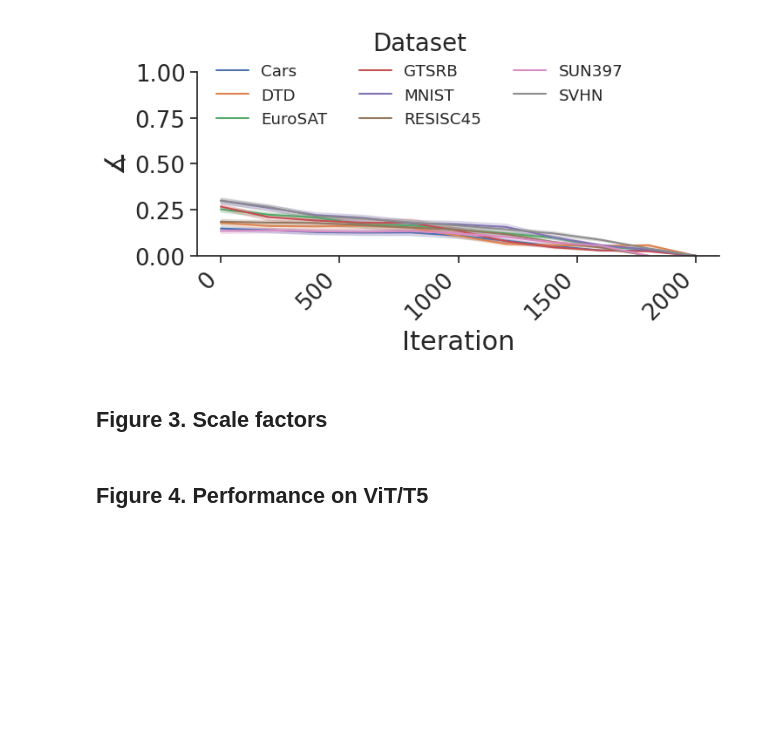
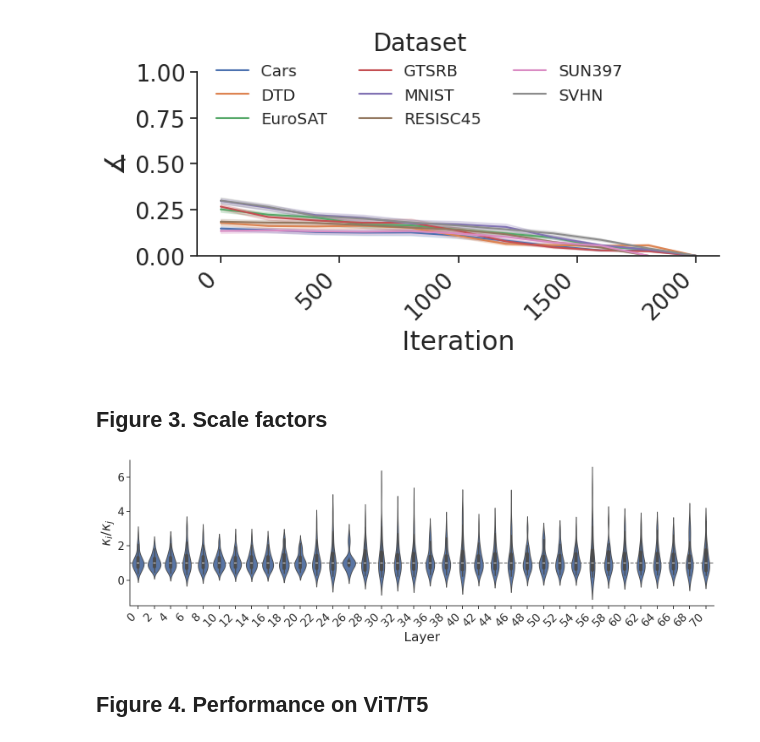
Before and after one commit to marawangamal/actmat, a Jupyter notebook: scripts/analysis.ipynb, the cells around one changed output. Cells and saved outputs as stored; diff of their text form; code cells hidden in the pictures; blank space fills up the shorter version.

Commit message:
Update rhos figure

```diff
--- a/scripts/analysis.ipynb
+++ b/scripts/analysis.ipynb
@@ -212,34 +223,24 @@ for dataset in tqdm(datasets, desc="datasets"):
 # %%
 import pandas as pd
 import os
 import seaborn as sns
 import matplotlib.pyplot as plt
 import numpy as np
 
-RESULTS_DIR = "../results-tracked/ViT-B-16"
-df = pd.read_csv(os.path.join(RESULTS_DIR, f"eigcov_scaling_coef_n10_b32.csv"))
-BASE_FONTSIZE = 28
-
-sns.set_theme(
-    style="ticks",
-    rc={
-        "font.size": BASE_FONTSIZE,
-        "axes.titlesize": BASE_FONTSIZE,
-        "axes.labelsize": BASE_FONTSIZE * 1.2,
-        "xtick.labelsize": BASE_FONTSIZE * 0.8,
-        "ytick.labelsize": BASE_FONTSIZE * 0.8,
-        "legend.fontsize": BASE_FONTSIZE * 0.8,
-    },
+results_dir = f"../artifacts/checkpoints/{model}"
+df = pd.read_csv(osp.join(results_dir, "rhos.csv"))
+g = sns.catplot(
+    data=df[df["layer_idx"] % 2 == 0], x="layer_idx", y="rho", kind="violin", aspect=3
 )
 
-plt.figure(figsize=(24, 6))
-sns.violinplot(data=df[df["layer_idx"] % 2 == 0], x="layer_idx", y="rho")
 plt.ylabel(r"$\kappa_i / \kappa_j$")
 plt.xlabel("Layer")
 plt.xticks(rotation=45, ha="right")
 plt.axhline(y=1.0, color="black", linestyle="--", linewidth=1.5, alpha=0.6, zorder=0)
 plt.tight_layout()
-plt.savefig(os.path.join(RESULTS_DIR, "kappa-ratio-vs-layer.pdf"), bbox_inches="tight")
+plt.savefig(os.path.join(results_dir, f"rhos.pdf"), bbox_inches="tight")
+# %% [output]
+[figure, added]
 # %% [markdown]
 ## Figure 4. Performance on ViT/T5
 # %%
```
Also changed, not shown: parts of 1 cell of this notebook, 2 other files.
